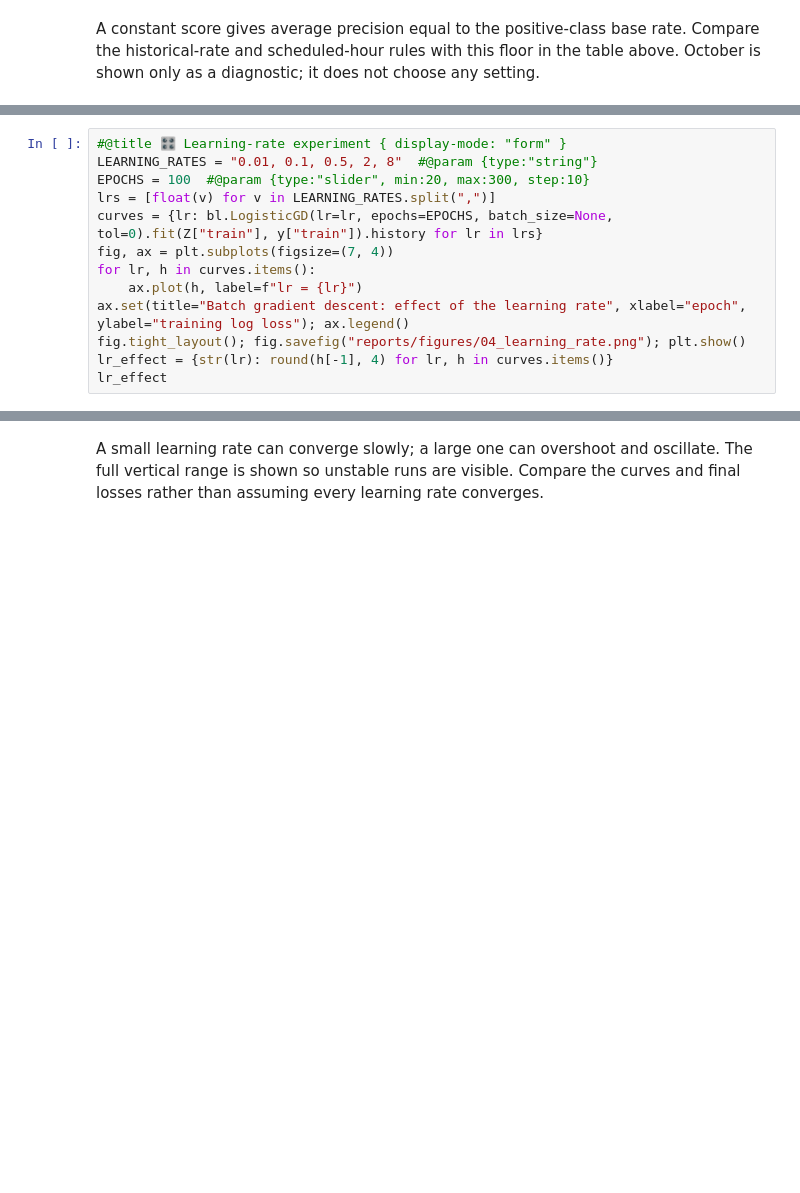
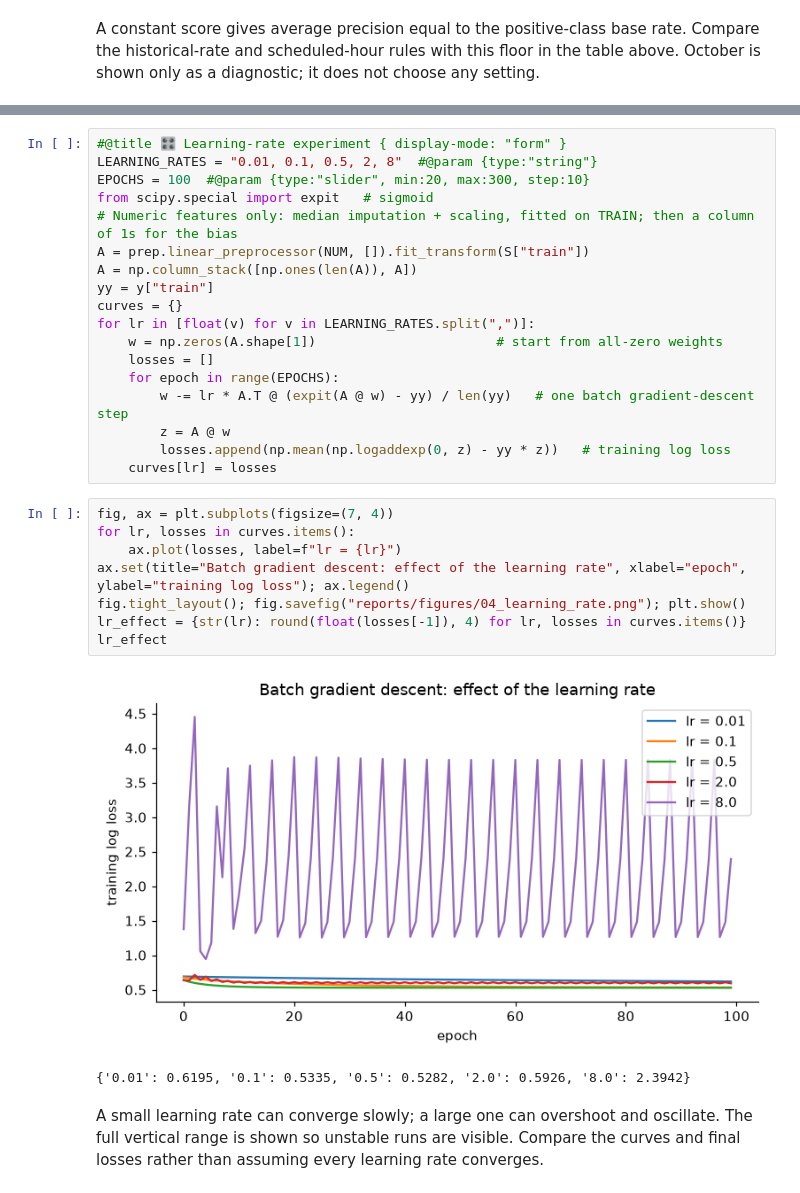
Before and after one commit to mrstrange1708/T107_Flight_Delay_Prediction, a Jupyter notebook: notebooks/04_baselines_model_selection.ipynb, the cells around one changed output, grey strips where cells are left out. Drawn from its saved outputs; the diff is of its cells as text; blank space fills up the shorter version.

```diff
--- a/notebooks/04_baselines_model_selection.ipynb
+++ b/notebooks/04_baselines_model_selection.ipynb
@@ -222,13 +89,0 @@ Compare batch GD with scikit-learn on identical numeric inputs and almost unregu
-# %%
-#@title 🎛️ Learning-rate experiment { display-mode: "form" }
-LEARNING_RATES = "0.01, 0.1, 0.5, 2, 8"  #@param {type:"string"}
-EPOCHS = 100  #@param {type:"slider", min:20, max:300, step:10}
-lrs = [float(v) for v in LEARNING_RATES.split(",")]
-curves = {lr: bl.LogisticGD(lr=lr, epochs=EPOCHS, batch_size=None, tol=0).fit(Z["train"], y["train"]).history for lr in lrs}
-fig, ax = plt.subplots(figsize=(7, 4))
-for lr, h in curves.items():
-    ax.plot(h, label=f"lr = {lr}")
-ax.set(title="Batch gradient descent: effect of the learning rate", xlabel="epoch", ylabel="training log loss"); ax.legend()
-fig.tight_layout(); fig.savefig("reports/figures/04_learning_rate.png"); plt.show()
-lr_effect = {str(lr): round(h[-1], 4) for lr, h in curves.items()}
-lr_effect
@@ -238,3 +117,32 @@ lr_effect
+# %%
+#@title 🎛️ Learning-rate experiment { display-mode: "form" }
+LEARNING_RATES = "0.01, 0.1, 0.5, 2, 8"  #@param {type:"string"}
+EPOCHS = 100  #@param {type:"slider", min:20, max:300, step:10}
+from scipy.special import expit   # sigmoid
+# Numeric features only: median imputation + scaling, fitted on TRAIN; then a column of 1s for the bias
+A = prep.linear_preprocessor(NUM, []).fit_transform(S["train"])
+A = np.column_stack([np.ones(len(A)), A])
+yy = y["train"]
+curves = {}
+for lr in [float(v) for v in LEARNING_RATES.split(",")]:
+    w = np.zeros(A.shape[1])                       # start from all-zero weights
+    losses = []
+    for epoch in range(EPOCHS):
+        w -= lr * A.T @ (expit(A @ w) - yy) / len(yy)   # one batch gradient-descent step
+        z = A @ w
+        losses.append(np.mean(np.logaddexp(0, z) - yy * z))   # training log loss
+    curves[lr] = losses
+# %%
+fig, ax = plt.subplots(figsize=(7, 4))
+for lr, losses in curves.items():
+    ax.plot(losses, label=f"lr = {lr}")
+ax.set(title="Batch gradient descent: effect of the learning rate", xlabel="epoch", ylabel="training log loss"); ax.legend()
+fig.tight_layout(); fig.savefig("reports/figures/04_learning_rate.png"); plt.show()
+lr_effect = {str(lr): round(float(losses[-1]), 4) for lr, losses in curves.items()}
+lr_effect
+# %% [output]
+[figure, added]
+{'0.01': 0.6195, '0.1': 0.5335, '0.5': 0.5282, '2.0': 0.5926, '8.0': 2.3942}
 # %% [markdown]
 A small learning rate can converge slowly; a large one can overshoot and oscillate. The full vertical range is shown so unstable runs are visible. Compare the curves and final losses rather than assuming every learning rate converges.
 # %% [markdown]
```
Also changed, not shown: parts of 15 cells of this notebook, 4 other files.
